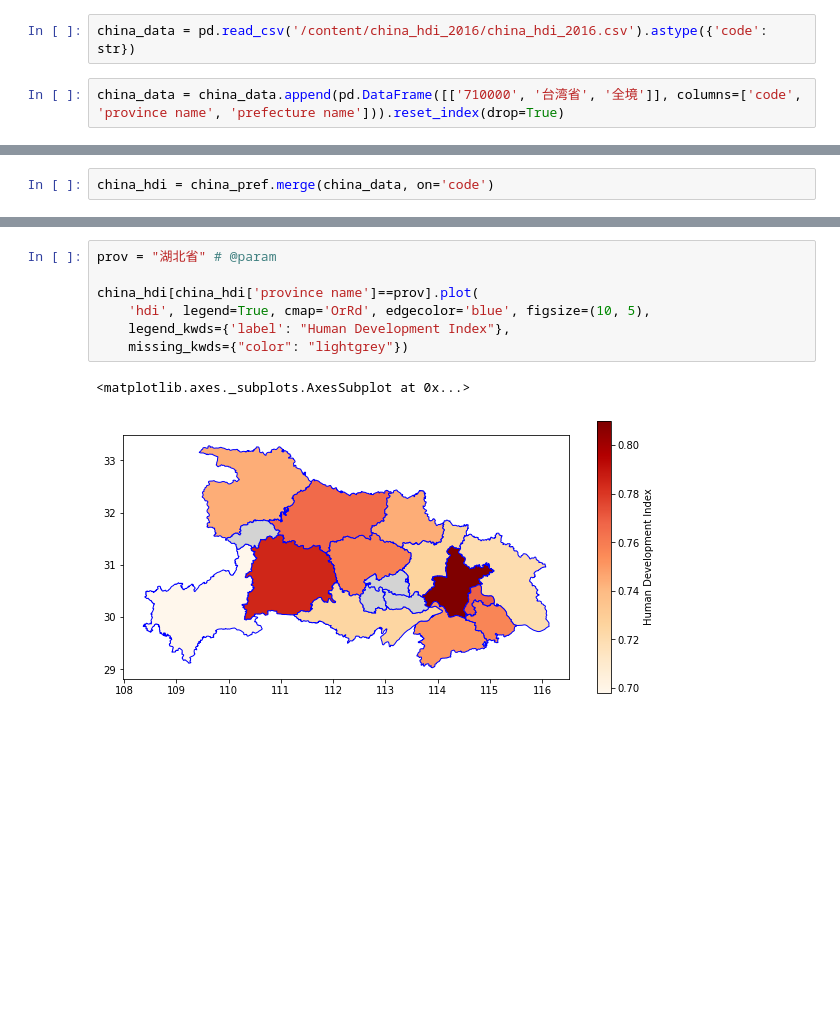
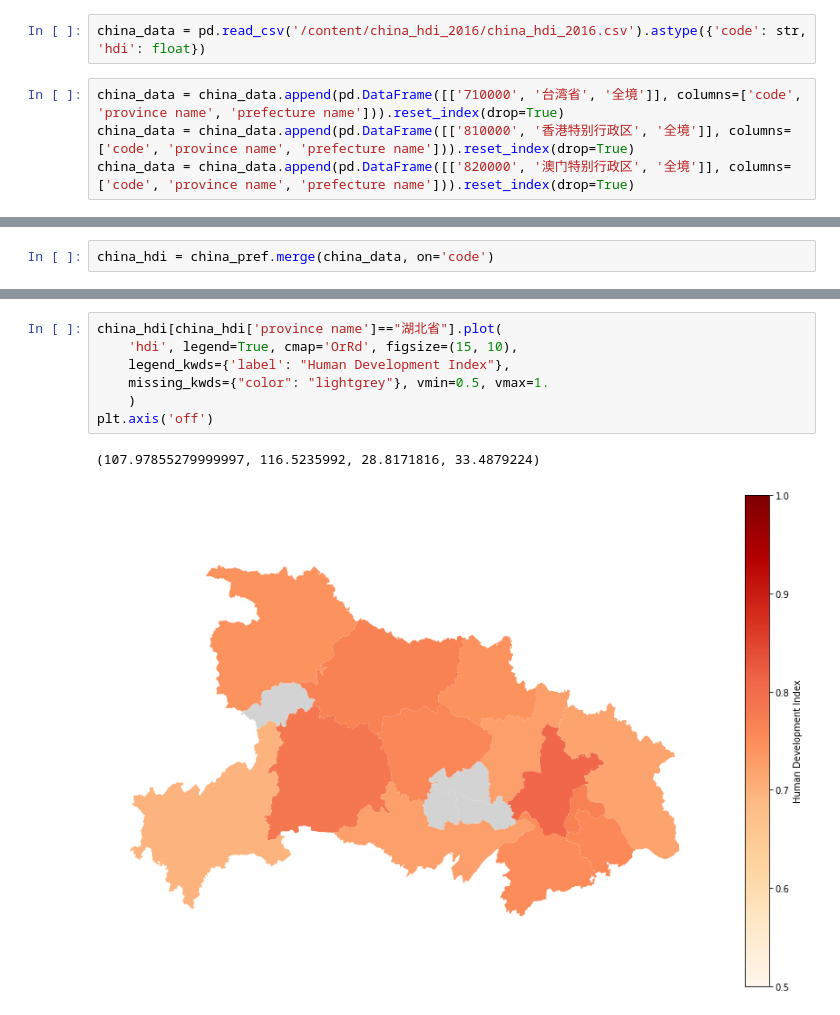
Before and after one commit to tsycstang/china_hdi_2016, a Jupyter notebook: Geo_Analysis_China.ipynb, the cells around one changed output, grey strips where cells are left out. Cells and saved outputs as stored; diff of their text form; blank space fills up the shorter version.

```diff
--- a/Geo_Analysis_China.ipynb
+++ b/Geo_Analysis_China.ipynb
@@ -68,7 +68,9 @@ Unpacking objects: 100% (27/27), done.
 # %%
-china_data = pd.read_csv('/content/china_hdi_2016/china_hdi_2016.csv').astype({'code': str})
+china_data = pd.read_csv('/content/china_hdi_2016/china_hdi_2016.csv').astype({'code': str, 'hdi': float})
 # %%
 china_data = china_data.append(pd.DataFrame([['710000', '台湾省', '全境']], columns=['code', 'province name', 'prefecture name'])).reset_index(drop=True)
+china_data = china_data.append(pd.DataFrame([['810000', '香港特别行政区', '全境']], columns=['code', 'province name', 'prefecture name'])).reset_index(drop=True)
+china_data = china_data.append(pd.DataFrame([['820000', '澳门特别行政区', '全境']], columns=['code', 'province name', 'prefecture name'])).reset_index(drop=True)
 # %%
 china_data
 # %% [output]
@@ -115,10 +118,10 @@ china_prov.plot(ax=based, facecolor='none', edgecolor='black')
 # %%
-prov = "湖北省" # @param
-
-china_hdi[china_hdi['province name']==prov].plot(
-    'hdi', legend=True, cmap='OrRd', edgecolor='blue', figsize=(10, 5),
+china_hdi[china_hdi['province name']=="湖北省"].plot(
+    'hdi', legend=True, cmap='OrRd', figsize=(15, 10),
     legend_kwds={'label': "Human Development Index"},
-    missing_kwds={"color": "lightgrey"})
+    missing_kwds={"color": "lightgrey"}, vmin=0.5, vmax=1.
+    )
+plt.axis('off')
 # %% [output]
-<matplotlib.axes._subplots.AxesSubplot at 0x...>
+(107.97855279999997, 116.5235992, 28.8171816, 33.4879224)
-[figure, old version]
+[figure, new version]
```
Also changed, not shown: parts of 9 cells of this notebook.
